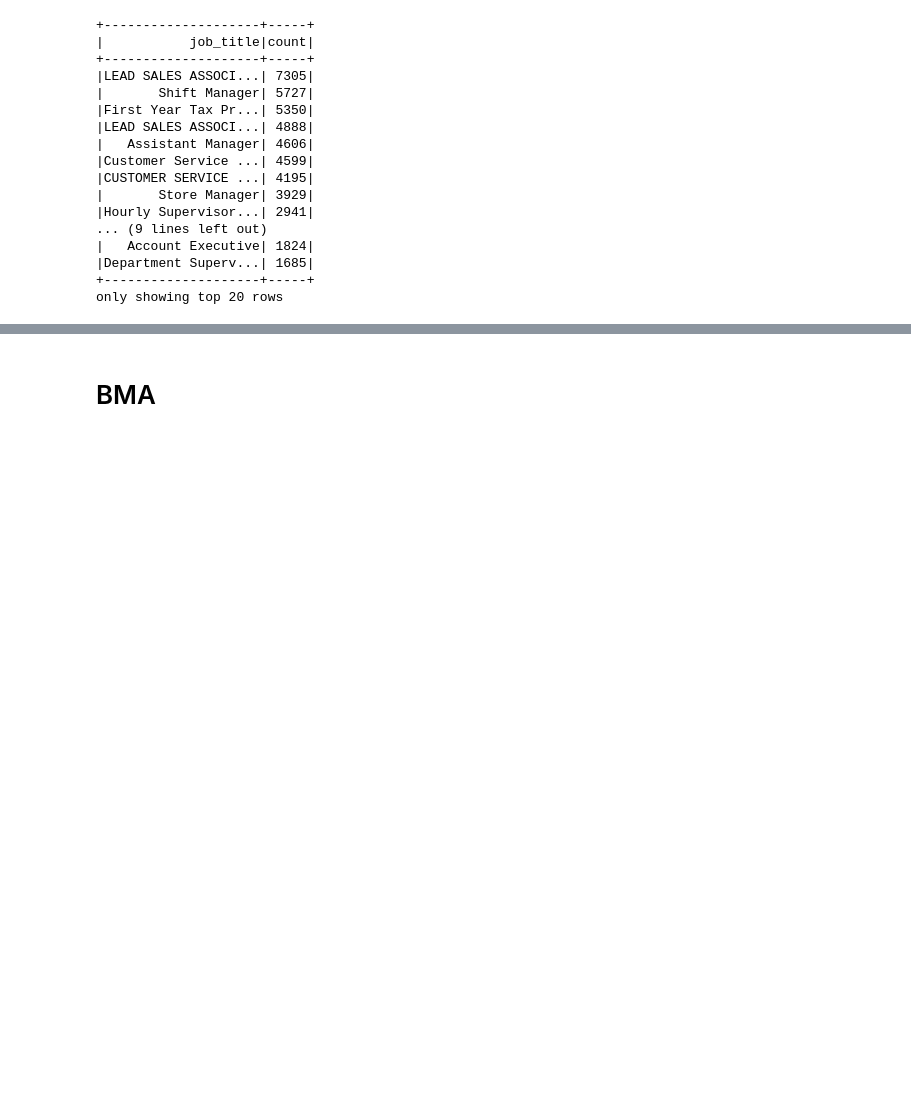
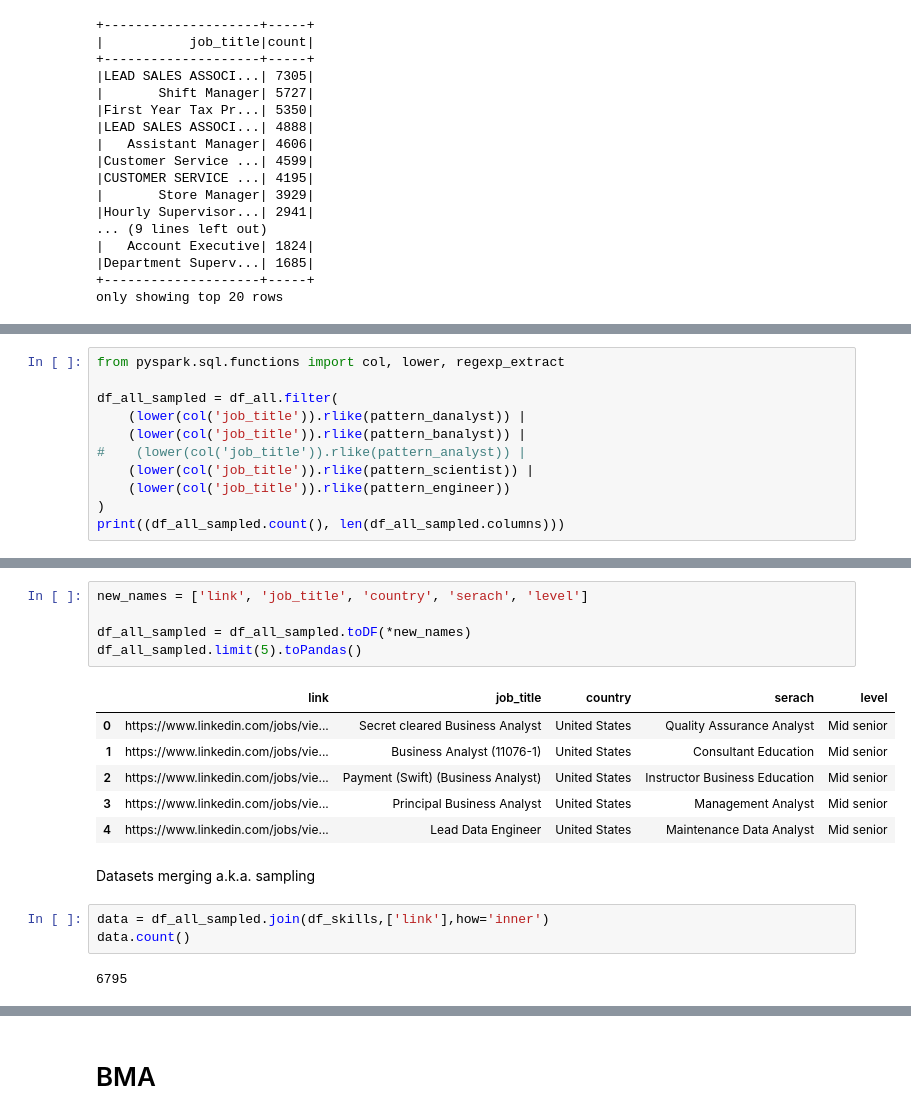
Before and after one commit to dariashcherbakovaaa/Algorithms-for-massive-data, a Jupyter notebook: Algorithms_for_massive_data.ipynb, the cells around one changed output, grey strips where cells are left out. Cells and saved outputs as stored; diff of their text form; blank space fills up the shorter version.

```diff
--- a/Algorithms_for_massive_data.ipynb
+++ b/Algorithms_for_massive_data.ipynb
@@ -240,0 +233,11 @@ TypeError: _bin_op.<locals>._() got an unexpected keyword argument 'flags'
+# %%
+from pyspark.sql.functions import col, lower, regexp_extract
+
+df_all_sampled = df_all.filter(
+    (lower(col('job_title')).rlike(pattern_danalyst)) |
+    (lower(col('job_title')).rlike(pattern_banalyst)) |
+#    (lower(col('job_title')).rlike(pattern_analyst)) |
+    (lower(col('job_title')).rlike(pattern_scientist)) |
+    (lower(col('job_title')).rlike(pattern_engineer))
+)
+print((df_all_sampled.count(), len(df_all_sampled.columns)))
@@ -240,0 +264,19 @@ TypeError: _bin_op.<locals>._() got an unexpected keyword argument 'flags'
+# %%
+new_names = ['link', 'job_title', 'country', 'serach', 'level']
+
+df_all_sampled = df_all_sampled.toDF(*new_names)
+df_all_sampled.limit(5).toPandas()
+# %% [output]
+|  | link | job_title | country | serach | level |
+| 0 | https://www.linkedin.com/jobs/vie... | Secret cleared Business Analyst | United States | Quality Assurance Analyst | Mid senior |
+| 1 | https://www.linkedin.com/jobs/vie... | Business Analyst (11076-1) | United States | Consultant Education | Mid senior |
+| 2 | https://www.linkedin.com/jobs/vie... | Payment (Swift) (Business Analyst) | United States | Instructor Business Education | Mid senior |
+| 3 | https://www.linkedin.com/jobs/vie... | Principal Business Analyst | United States | Management Analyst | Mid senior |
+| 4 | https://www.linkedin.com/jobs/vie... | Lead Data Engineer | United States | Maintenance Data Analyst | Mid senior |
+# %% [markdown]
+Datasets merging a.k.a. sampling
+# %%
+data = df_all_sampled.join(df_skills,['link'],how='inner')
+data.count()
+# %% [output]
+6795
```
Also changed, not shown: parts of 24 cells of this notebook.
